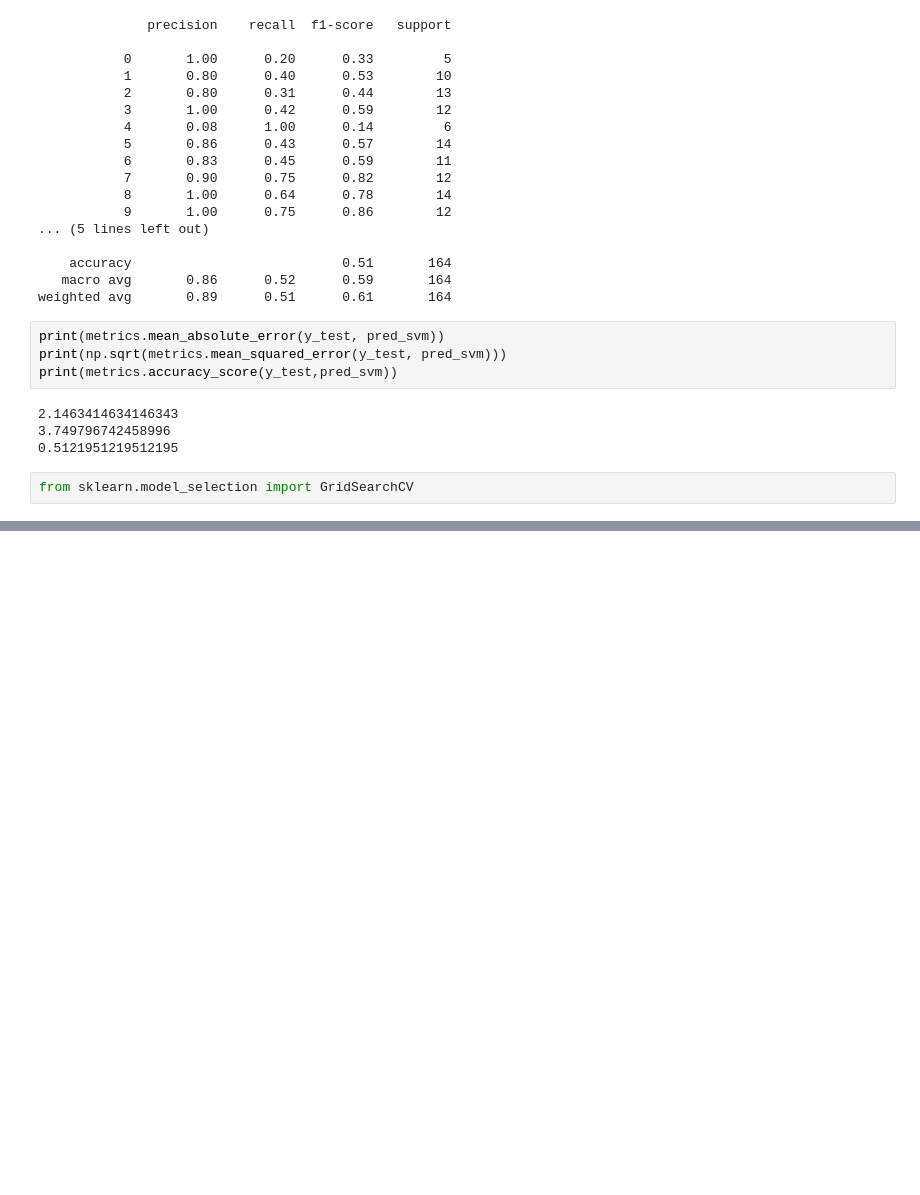
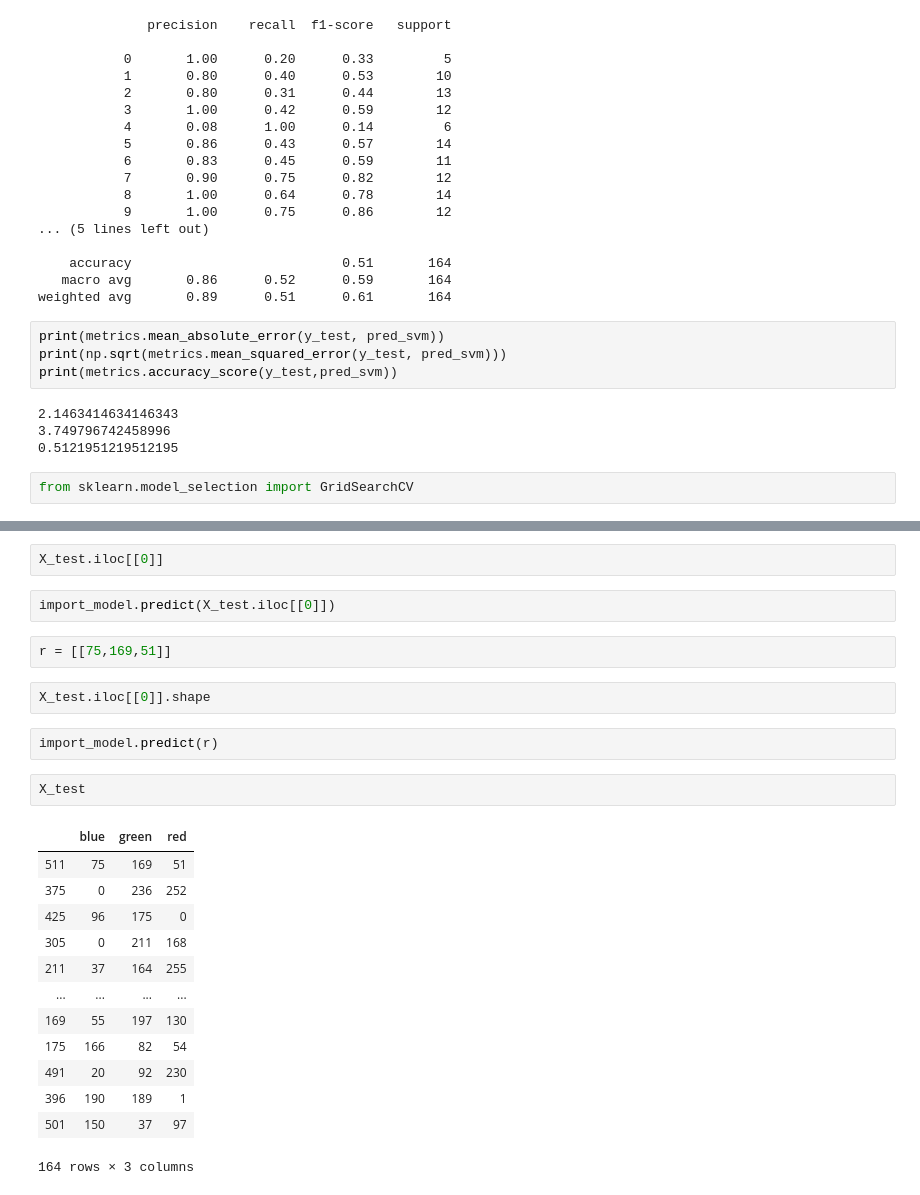
Before and after one commit to bahl24/pH-data-prediction, a Jupyter notebook: pHDataProcessing.ipynb, the cells around one changed output, grey strips where cells are left out. Drawn from its saved outputs; the diff is of its cells as text; blank space fills up the shorter version.

```diff
--- a/pHDataProcessing.ipynb
+++ b/pHDataProcessing.ipynb
@@ -807,0 +769,26 @@ print(metrics.accuracy_score(y_test,pred_grid))
+# %%
+X_test.iloc[[0]]
+# %%
+import_model.predict(X_test.iloc[[0]])
+# %%
+r = [[75,169,51]]
+# %%
+X_test.iloc[[0]].shape
+# %%
+import_model.predict(r)
+# %%
+X_test
+# %% [output]
+|  | blue | green | red |
+| 511 | 75 | 169 | 51 |
+| 375 | 0 | 236 | 252 |
+| 425 | 96 | 175 | 0 |
+| 305 | 0 | 211 | 168 |
+| 211 | 37 | 164 | 255 |
+| ... | ... | ... | ... |
+| 169 | 55 | 197 | 130 |
+| 175 | 166 | 82 | 54 |
+| 491 | 20 | 92 | 230 |
+| 396 | 190 | 189 | 1 |
+| 501 | 150 | 37 | 97 |
+164 rows × 3 columns
```
Also changed, not shown: parts of 35 cells of this notebook, 13 other files.
